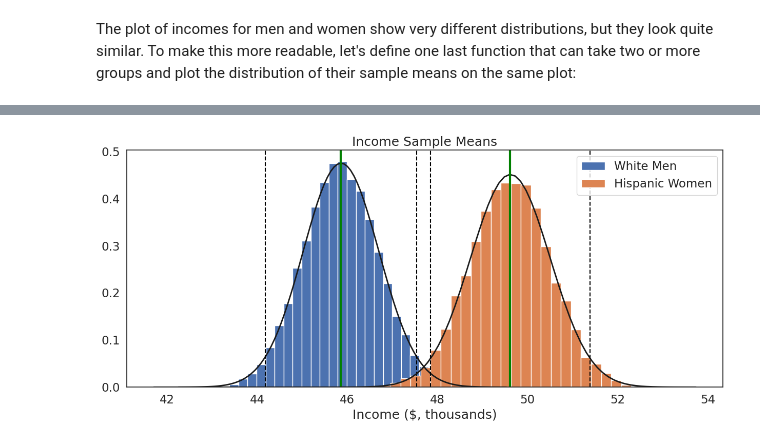
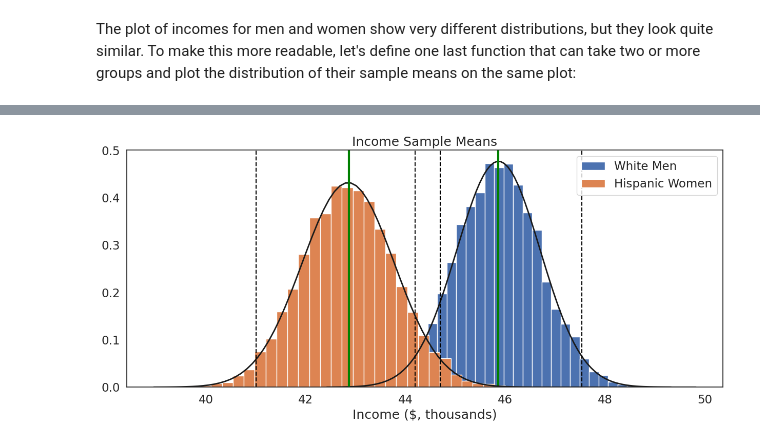
Before and after one commit to asvilla/QM2, a Jupyter notebook: notebooks/W05. Distributions and Basic Statistics.ipynb, the cells around one changed output, grey strips where cells are left out. Drawn from its saved outputs; the diff is of its cells as text; code cells hidden in the pictures.

```diff
--- a/notebooks/W05. Distributions and Basic Statistics.ipynb
+++ b/notebooks/W05. Distributions and Basic Statistics.ipynb
@@ -567,7 +563,7 @@ Which group has higher income? White Highschool Men
 # %%
 white_highschool_men=df[(df['sex']==1)&(df['race']==1)&(df['sch']==12)]['income']
-hispanic_BA_women= df[(df['sex']==2)&(df['race']==2)&(df['sch']==16)]['income']
+hispanic_BA_women= df[(df['sex']==2)&(df['race']==3)&(df['sch']==16)]['income']
 hispanic_BA_women
 two_hist([white_highschool_men,hispanic_BA_women],['White Men','Hispanic Women'],'Income ($, thousands)', "Income Sample Means")
 # %% [output]
-[figure, old version]
+[figure, new version]
```
Also changed, not shown: parts of 7 cells of this notebook.
